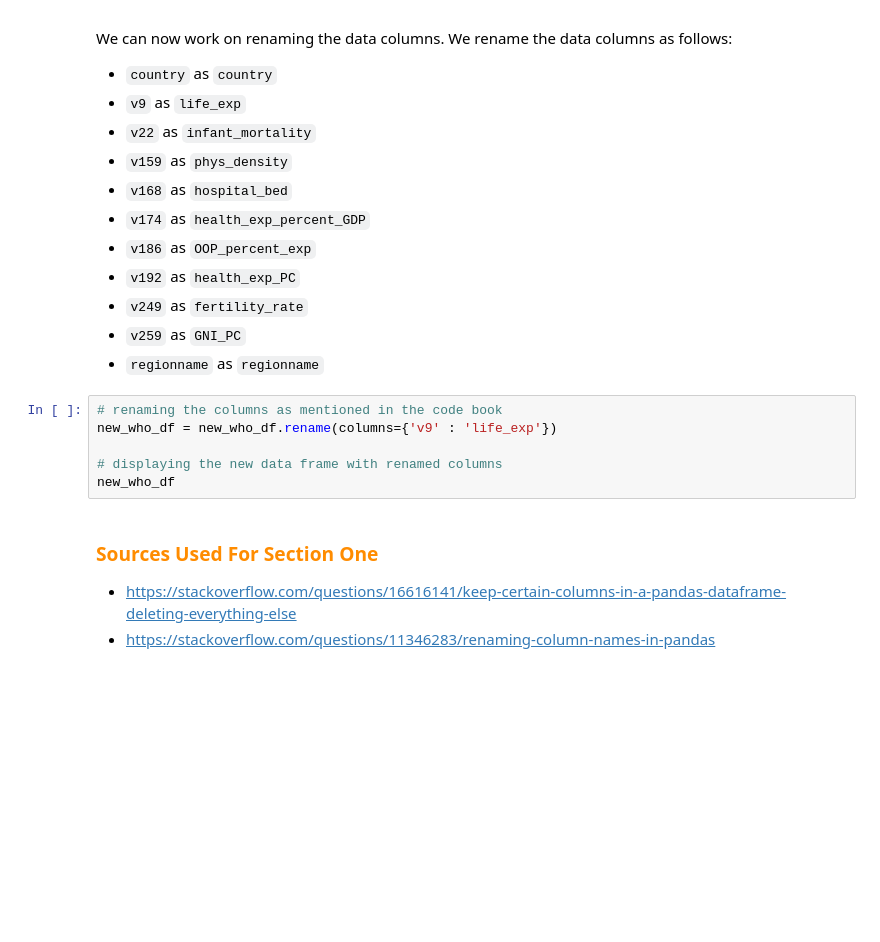
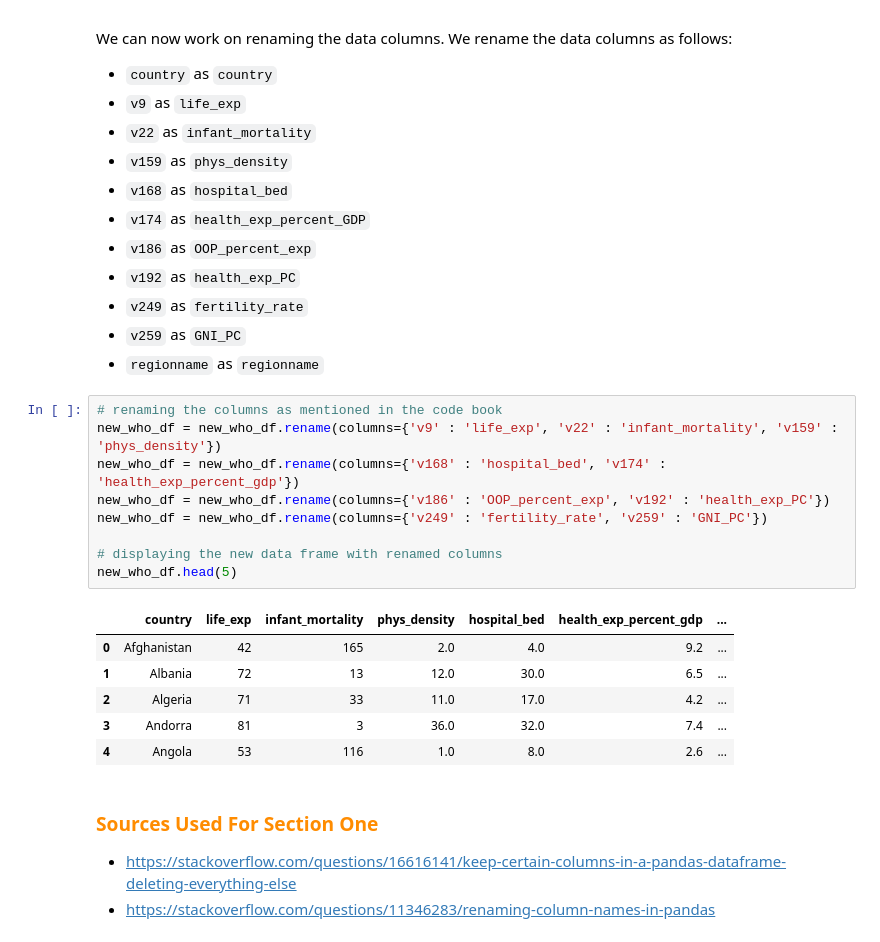
Before and after one commit to chowdhuryj-github/DataScienceDataAnalysis, a Jupyter notebook: wk_06/lab/Lab_5_JIC.ipynb, the cells around one changed output. Cells and saved outputs as stored; diff of their text form; blank space fills up the shorter version.

```diff
--- a/wk_06/lab/Lab_5_JIC.ipynb
+++ b/wk_06/lab/Lab_5_JIC.ipynb
@@ -128,10 +128,20 @@ We can now work on renaming the data columns. We rename the data columns as foll
 - `regionname` as `regionname`
 # %%
 # renaming the columns as mentioned in the code book
-new_who_df = new_who_df.rename(columns={'v9' : 'life_exp'})
+new_who_df = new_who_df.rename(columns={'v9' : 'life_exp', 'v22' : 'infant_mortality', 'v159' : 'phys_density'})
+new_who_df = new_who_df.rename(columns={'v168' : 'hospital_bed', 'v174' : 'health_exp_percent_gdp'})
+new_who_df = new_who_df.rename(columns={'v186' : 'OOP_percent_exp', 'v192' : 'health_exp_PC'})
+new_who_df = new_who_df.rename(columns={'v249' : 'fertility_rate', 'v259' : 'GNI_PC'})
 
 # displaying the new data frame with renamed columns
-new_who_df
+new_who_df.head(5)
+# %% [output]
+|  | country | life_exp | infant_mortality | phys_density | hospital_bed | health_exp_percent_gdp | ... |
+| 0 | Afghanistan | 42 | 165 | 2.0 | 4.0 | 9.2 | ... |
+| 1 | Albania | 72 | 13 | 12.0 | 30.0 | 6.5 | ... |
+| 2 | Algeria | 71 | 33 | 11.0 | 17.0 | 4.2 | ... |
+| 3 | Andorra | 81 | 3 | 36.0 | 32.0 | 7.4 | ... |
+| 4 | Angola | 53 | 116 | 1.0 | 8.0 | 2.6 | ... |
 # %% [markdown]
 ### <font color='#FF8C00'> Sources Used For Section One </font>
 - https://stackoverflow.com/questions/16616141/keep-certain-columns-in-a-pandas-dataframe-deleting-everything-else
```
Also changed, not shown: parts of 18 cells of this notebook.
